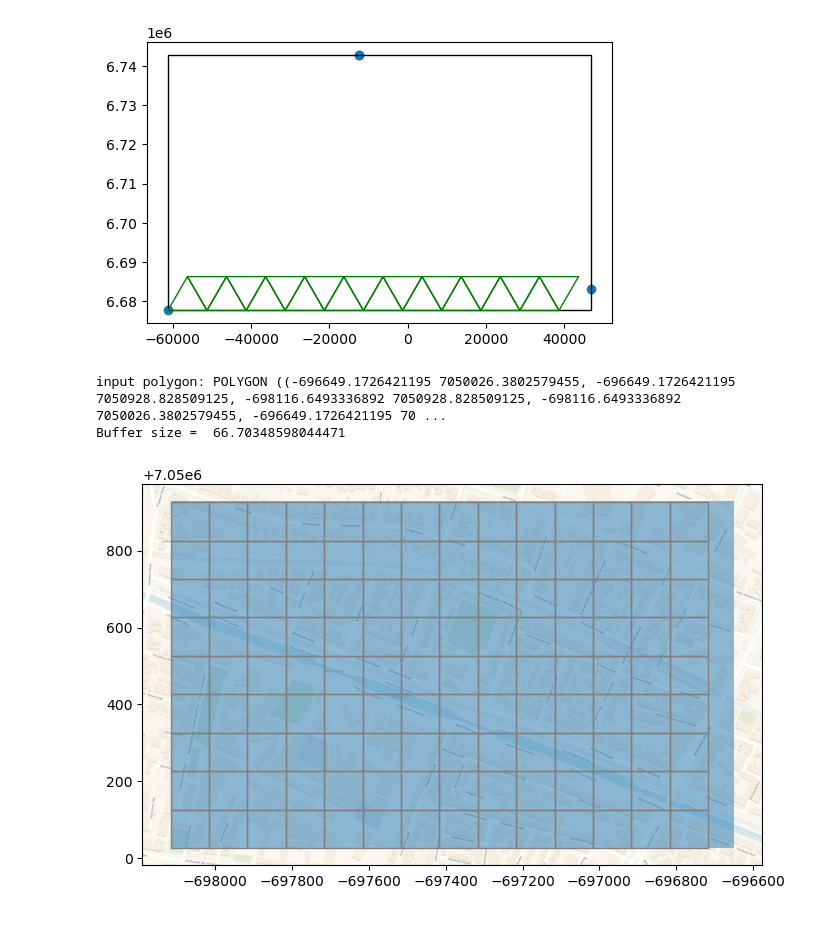
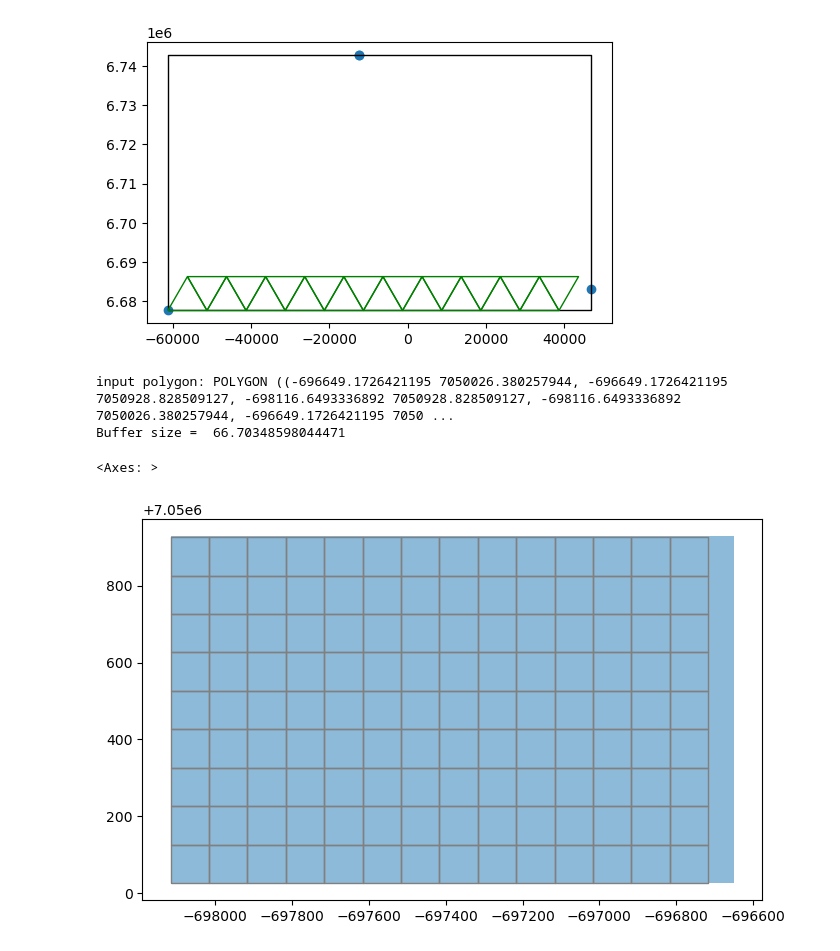
Before and after one commit to paddeaux/radian, a Jupyter notebook: radian_additions.ipynb, the cells around one changed output. Drawn from its saved outputs; the diff is of its cells as text; code cells hidden in the pictures.

```diff
--- a/radian_additions.ipynb
+++ b/radian_additions.ipynb
@@ -214,36 +215,37 @@ def create_raster_grid(gdf, size_in_km=0.1, to_file=False, plot=False):
     # Polygon Size
     square_size = size_in_km * 1000
     while y <= maxY:
         while x <= maxX:
             geom = Polygon([(x,y), (x, y+square_size), (x+square_size, y+square_size), (x+square_size, y), (x, y)])
             geom_array.append(geom)
             x += square_size
         x = minX
         y += square_size
 
     fishnet = gpd.GeoSeries(geom_array).set_crs('EPSG:3857')
 
     poly_contains = gdf['geometry'][0].contains(fishnet)
     poly_raster = fishnet[poly_contains==True]
 
     return poly_raster
 
 gdf = gpd.read_file('geojson_polygons/whitworth.geojson')
 convert = True
 if convert and gdf.crs == 'EPSG:4326':
     gdf = gdf.to_crs(3857)
 
 gdf_raster = create_raster_grid(gdf)
 
 fig, ax = plt.subplots(1,1,figsize=(8,6))
 
 gdf.plot(ax=ax, alpha=0.5)
 gdf_raster.plot(ax=ax, facecolor='none', edgecolor='grey')
-cx.add_basemap(ax, crs='EPSG:3857', attribution=False, source=cx.providers.CartoDB.Voyager)
+#cx.add_basemap(ax, crs='EPSG:3857', attribution=False, source=cx.providers.CartoDB.Voyager)
 # %% [output]
-input polygon: POLYGON ((-696649.1726421195 7050026.3802579455, -696649.1726421195 7050928.828509125, -698116.6493336892 7050928.828509125, -698116.6493336892 7050026.3802579455, -696649.1726421195 70 ...
+input polygon: POLYGON ((-696649.1726421195 7050026.380257944, -696649.1726421195 7050928.828509127, -698116.6493336892 7050928.828509127, -698116.6493336892 7050026.380257944, -696649.1726421195 7050 ...
 Buffer size =  66.70348598044471
+<Axes: >
-[figure, old version]
+[figure, new version]
 # %%
 #square = Polygon([(-0.5, -0.5), (-0.5, 0.5), (0.5, 0.5), (0.5,-0.5)])
 square = Polygon([(0.5,0.5),(0.5,1),(1,1),(1,0.5)])
```
Also changed, not shown: parts of 6 cells of this notebook, 1 other file.
